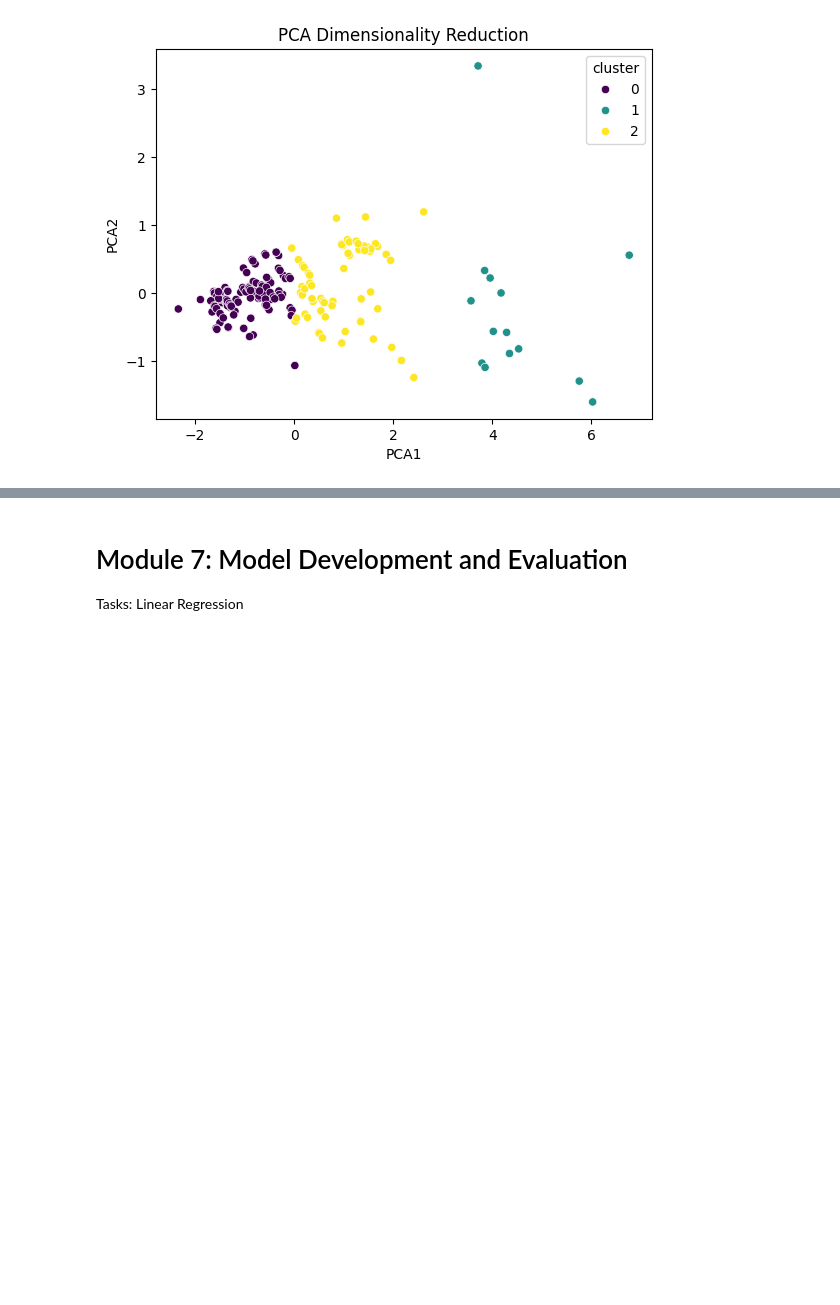
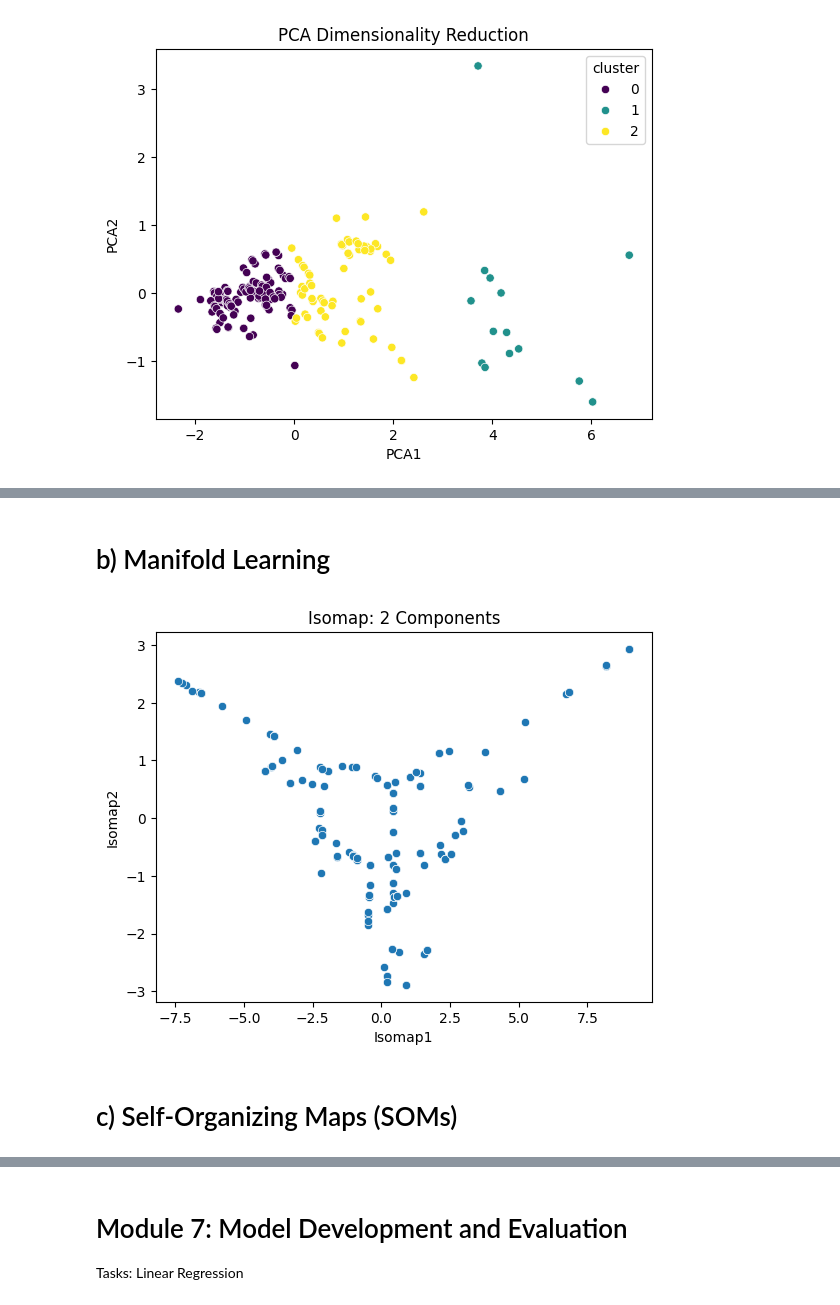
Before and after one commit to koushik0416/eda, a Jupyter notebook: eda_Da_1.ipynb, the cells around one changed output, grey strips where cells are left out. Saved outputs shown, nothing was run; the diff lists cells and outputs as text; code cells hidden in the pictures; blank space fills up the shorter version.

```diff
--- a/eda_Da_1.ipynb
+++ b/eda_Da_1.ipynb
@@ -353,0 +436,20 @@ plt.show()
+# %% [markdown]
+# b) Manifold Learning
+# %%
+from sklearn.manifold import Isomap
+
+# Apply Isomap for manifold learning
+isomap = Isomap(n_components=2)
+isomap_components = isomap.fit_transform(scaled_data)
+
+# Create a DataFrame for Isomap components
+isomap_df = pd.DataFrame(data=isomap_components, columns=['Isomap1', 'Isomap2'])
+
+# Visualize Isomap components
+sns.scatterplot(x='Isomap1', y='Isomap2', data=isomap_df)
+plt.title('Isomap: 2 Components')
+plt.show()
+# %% [output]
+[figure, added]
+# %% [markdown]
+# c) Self-Organizing Maps (SOMs)
```
Also changed, not shown: parts of 12 cells of this notebook.
